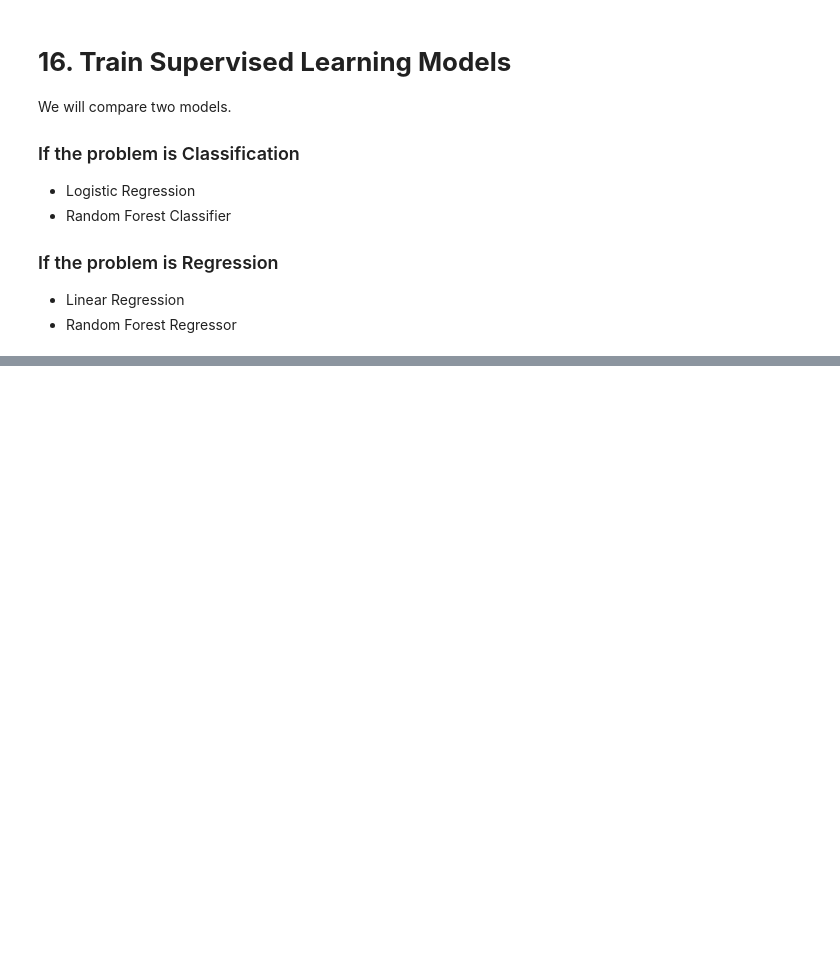
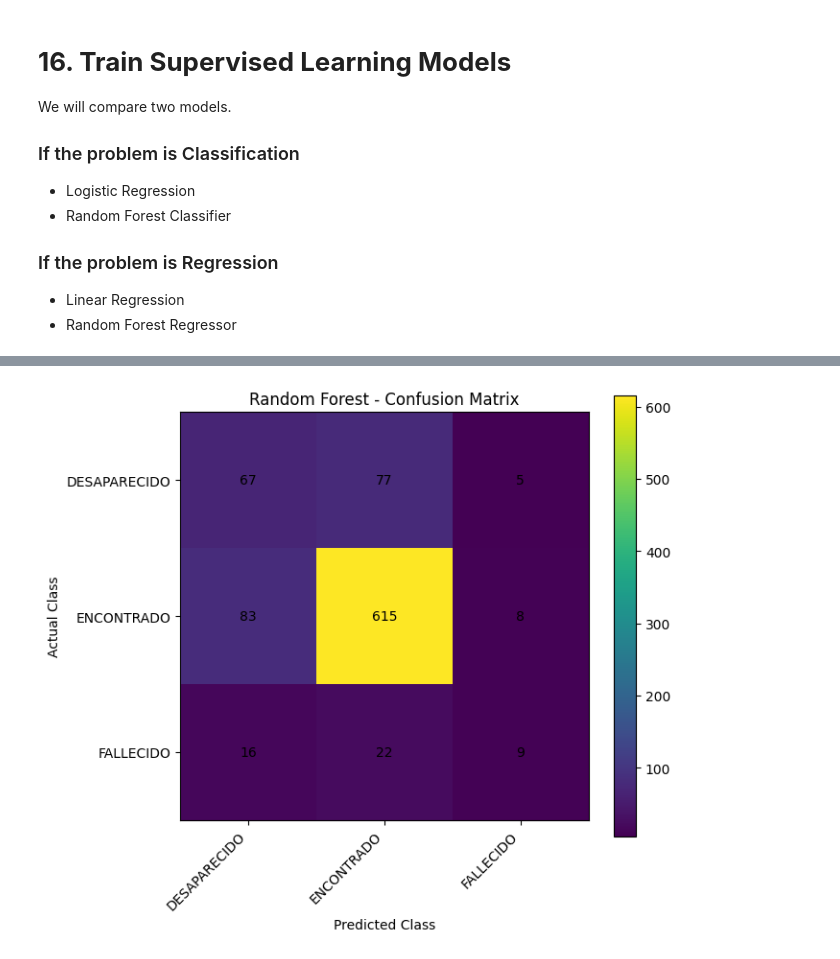
Before and after one commit to vannes13da-code/lab-assigment-, a Jupyter notebook: Supervised_Learning.ipynb, the cells around one changed output, grey strips where cells are left out. Drawn from its saved outputs; the diff is of its cells as text; code cells hidden in the pictures; blank space fills up the shorter version.

```diff
--- a/Supervised_Learning.ipynb
+++ b/Supervised_Learning.ipynb
@@ -1196,0 +1058,7 @@ The fundamental idea is that the model learns from observations for which the co
+# %%
+random_forest_model.fit(
+    X_train,
+    y_train
+)
+
+print("Random Forest trained successfully.")
@@ -1196,0 +1161,13 @@ The fundamental idea is that the model learns from observations for which the co
+# %%
+rf_confusion_matrix = confusion_matrix(
+    y_test,
+    random_forest_predictions
+)
+
+labels = random_forest_model.classes_
+
+print("Classes:")
+print(labels)
+
+print("\nConfusion Matrix:")
+print(rf_confusion_matrix)
@@ -1196,0 +1182,51 @@ The fundamental idea is that the model learns from observations for which the co
+# %%
+fig, ax = plt.subplots(figsize=(7, 6))
+
+image = ax.imshow(
+    rf_confusion_matrix
+)
+
+ax.set_title(
+    "Random Forest - Confusion Matrix"
+)
+
+ax.set_xlabel("Predicted Class")
+ax.set_ylabel("Actual Class")
+
+ax.set_xticks(
+    np.arange(len(labels))
+)
+
+ax.set_yticks(
+    np.arange(len(labels))
+)
+
+ax.set_xticklabels(
+    labels,
+    rotation=45,
+    ha="right"
+)
+
+ax.set_yticklabels(
+    labels
+)
+
+for i in range(len(labels)):
+
+    for j in range(len(labels)):
+
+        ax.text(
+            j,
+            i,
+            rf_confusion_matrix[i, j],
+            ha="center",
+            va="center"
+        )
+
+plt.colorbar(image)
+
+plt.tight_layout()
+
+plt.show()
+# %% [output]
+[figure, added]
```
Also changed, not shown: parts of 128 cells of this notebook.
